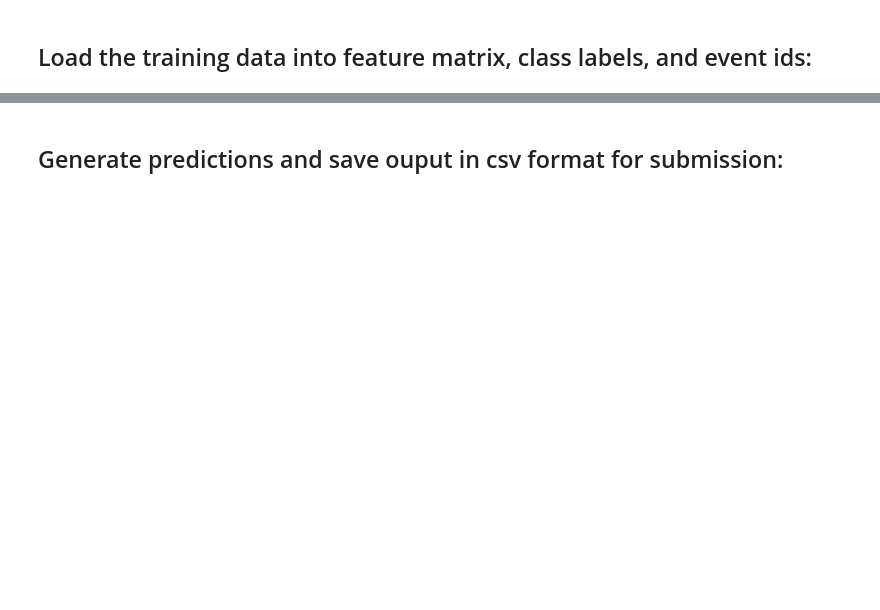
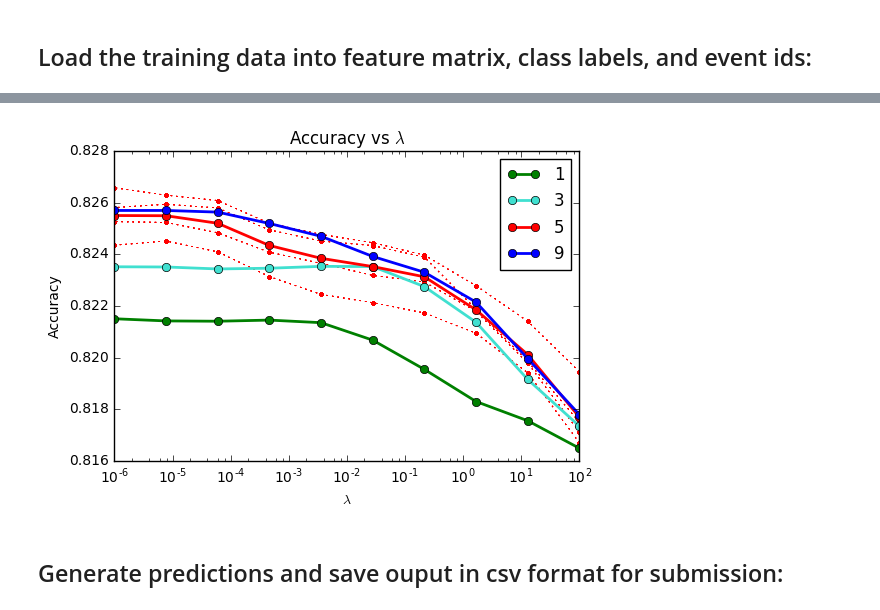
Before and after one commit to BrandonLS/PCML_project1, a Jupyter notebook: project1.ipynb, the cells around one changed output, grey strips where cells are left out. Saved outputs shown, nothing was run; the diff lists cells and outputs as text; code cells hidden in the pictures; blank space fills up the shorter version.

Commit message:
Add files via upload
Accuracy is swept for lambda and degrees.

```diff
--- a/project1.ipynb
+++ b/project1.ipynb
@@ -246,10 +248,11 @@ def logistic_regression_newton(y, tx, gamma, lambda_, max_iter):
         print("Current iteration={i}, the loss={l}".format(i=iter, l=loss))
     return loss,w
 # %%
-poly_range = [1, 3, 5, 9]
+# poly_range = [1,3, 5, 9]
+poly_range=[5]
 acc_poly = [[],[],[],[]]
-for poly_i, poly_degree in iter(poly_range):
-
+for poly_i, poly_degree in enumerate(poly_range):
+    print("Degree: {poly_degree}".format(poly_degree=poly_degree))
     tX_train,tX_test_proc = feature_process(tX, tX_test, poly_degree)
     y_train = np.array([1 if i==1 else 0 for i in y])
 
@@ -265,7 +268,7 @@ for poly_i, poly_degree in iter(poly_range):
     N_fold = N * (k_fold-1) / k_fold
     N_test = N / k_fold
 
-    max_iters = 70
+    max_iters = 100
     # batch_size = 1000
 
     max_acc = 0
@@ -277,7 +280,9 @@ for poly_i, poly_degree in iter(poly_range):
     ws=np.zeros( (D, k_fold) )
 
     lambda_range = np.logspace(2,-6,10)
-    for lambda_i, lambda_ in lambda_range:
+    #for lambda_i, lambda_ in enumerate(lambda_range):
+    for lambda_i, lambda_ in enumerate(lambda_range[8:9]):
+        print("Lambda: {lambda_}".format(lambda_=lambda_))
         # gamma_range = np.linspace(0.001, 0.0001, 10)
         # gamma_range = np.logspace(0, -1, 5)
         gamma_range=[ 0.1 ]
@@ -304,6 +309,9 @@ for poly_i, poly_degree in iter(poly_range):
                 corr = [True if i==yTe[ind] else False for ind, i in enumerate(y_label)]
                 acc[ind].append(sum(corr)/N_test)
                 print("Fold: {f}, Accuracy: {acc}, Loss:{loss}".format(f=k, acc=acc[ind][k], loss=loss))
+
+                acc_poly[poly_i].append(acc[ind][k])
+
             acc_avg.append(sum(acc[ind])/k_fold)
             print("Gamma: {gamma}, Average Accuracy: {acc}".format(gamma=gamma, acc=acc_avg[ind]))
             if acc_avg[ind]>max_acc:
@@ -311,9 +319,9 @@ for poly_i, poly_degree in iter(poly_range):
                 opt_gamma = gamma
             ind=ind+1
 
-        acc_poly[poly_i].append(max_acc)
+
         print("Maximum Accuracy: {max_acc}, Optimal Gamma: {opt_gamma}".format(max_acc=max_acc, opt_gamma=opt_gamma))
-        plt.boxplot(acc,labels = gamma_range);
+        # plt.boxplot(acc,labels = gamma_range);
 
         weights=np.zeros([D,1])
         for d in range(D):
@@ -322,0 +391,75 @@ NameError: name 'iterate' is not defined
+# %%
+import pickle
+
+# outfile = open( "acc_poly.p", "wb" )
+# pickle.dump(acc_poly, outfile)
+
+infile = open( "acc_poly.p", "rb" )
+acc_poly = pickle.load(infile)
+
+print(acc_poly)
+print(len(acc_poly))
+print(len(acc_poly[0]))
+
+poly_range = [1, 3, 5, 9]
+lambda_range = np.logspace(2,-6,10)
+
+acc_poly_avg = [[],[],[],[]]
+for p in range(len(poly_range)):
+    for l in range(len(lambda_range)):
+        acc_poly_avg[p].append(sum(acc_poly[p][l*4:(l+1)*4])/4)
+print(acc_poly_avg)
+
+acc_poly_sorted0=[[],[],[],[]]
+acc_poly_sorted1=[[],[],[],[]]
+acc_poly_sorted2=[[],[],[],[]]
+acc_poly_sorted3=[[],[],[],[]]
+for j in range(4):
+    for i in range(10):
+        acc_poly_sorted0[j].append(sorted(acc_poly[j][i*4:(i+1)*4])[0])
+        acc_poly_sorted1[j].append(sorted(acc_poly[j][i*4:(i+1)*4])[1])
+        acc_poly_sorted2[j].append(sorted(acc_poly[j][i*4:(i+1)*4])[2])
+        acc_poly_sorted3[j].append(sorted(acc_poly[j][i*4:(i+1)*4])[3])
+print(acc_poly_sorted0[0])
+
+# cnt = 0
+# for i in range(10):
+#     for j in range(4):
+#         plt.plot(lambda_range[i], acc_poly[0][cnt],marker='x', color='green');
+#         cnt = cnt + 1
+# for i in range(10):
+#     plt.plot(lambda_range, acc_poly_sorted0[0], marker='.', markersize=3.0, color='green',linestyle=':',linewidth=0.1);
+#     plt.plot(lambda_range, acc_poly_sorted1[0], marker='.', markersize=3.0,color='green',linestyle=':',linewidth=0.1);
+#     plt.plot(lambda_range, acc_poly_sorted2[0], marker='.', markersize=3.0,color='green',linestyle=':',linewidth=0.1);
+#     plt.plot(lambda_range, acc_poly_sorted3[0], marker='.', markersize=3.0,color='green',linestyle=':',linewidth=0.1);
+# for i in range(10):
+#     plt.plot(lambda_range, acc_poly_sorted0[1], marker='.', markersize=3.0, color='blue',linestyle=':',linewidth=0.1);
+#     plt.plot(lambda_range, acc_poly_sorted1[1], marker='.', markersize=3.0,color='blue',linestyle=':',linewidth=0.1);
+#     plt.plot(lambda_range, acc_poly_sorted2[1], marker='.', markersize=3.0,color='blue',linestyle=':',linewidth=0.1);
+#     plt.plot(lambda_range, acc_poly_sorted3[1], marker='.', markersize=3.0,color='blue',linestyle=':',linewidth=0.1);
+for i in range(10):
+    plt.plot(lambda_range, acc_poly_sorted0[2], marker='.', markersize=5.0, color='red',linestyle=':',linewidth=0.5);
+    plt.plot(lambda_range, acc_poly_sorted1[2], marker='.', markersize=5.0,color='red',linestyle=':',linewidth=0.5);
+    plt.plot(lambda_range, acc_poly_sorted2[2], marker='.', markersize=5.0,color='red',linestyle=':',linewidth=0.5);
+    plt.plot(lambda_range, acc_poly_sorted3[2], marker='.', markersize=5.0,color='red',linestyle=':',linewidth=0.5);
+# for i in range(10):
+#     plt.plot(lambda_range, acc_poly_sorted0[3], marker='.', markersize=3.0, color='turquoise',linestyle=':',linewidth=0.1);
+#     plt.plot(lambda_range, acc_poly_sorted1[3], marker='.', markersize=3.0,color='turquoise',linestyle=':',linewidth=0.1);
+#     plt.plot(lambda_range, acc_poly_sorted2[3], marker='.', markersize=3.0,color='turquoise',linestyle=':',linewidth=0.1);
+#     plt.plot(lambda_range, acc_poly_sorted3[3], marker='.', markersize=3.0,color='turquoise',linestyle=':',linewidth=0.1);
+
+deg0, = plt.plot(lambda_range, acc_poly_avg[0], label='1',color='green',marker='o',linewidth=2.0);
+deg1, = plt.plot(lambda_range, acc_poly_avg[1], label='3',color='turquoise',marker='o',linewidth=2.0);
+deg2, = plt.plot(lambda_range, acc_poly_avg[2], label='5',color='red',marker='o',linewidth=2.0);
+deg3, = plt.plot(lambda_range, acc_poly_avg[3], label='9',color='blue',marker='o',linewidth=2.0);
+
+
+plt.xscale('log');
+plt.title(r'Accuracy vs $\lambda$');
+plt.ylabel('Accuracy');
+plt.xlabel(r'$\lambda$');
+
+plt.legend(handles=[deg0,deg1,deg2,deg3],bbox_to_anchor=(1, 1));
+
+plt.savefig('graph.png',dpi=1200)
+# %% [output]
@@ -323,3 +471,4 @@ NameError: name 'iterate' is not defined
+[figure, added]
 # %% [markdown]
 ## Generate predictions and save ouput in csv format for submission:
 # %%
```
Also changed, not shown: parts of 7 cells of this notebook, 3 other files.
